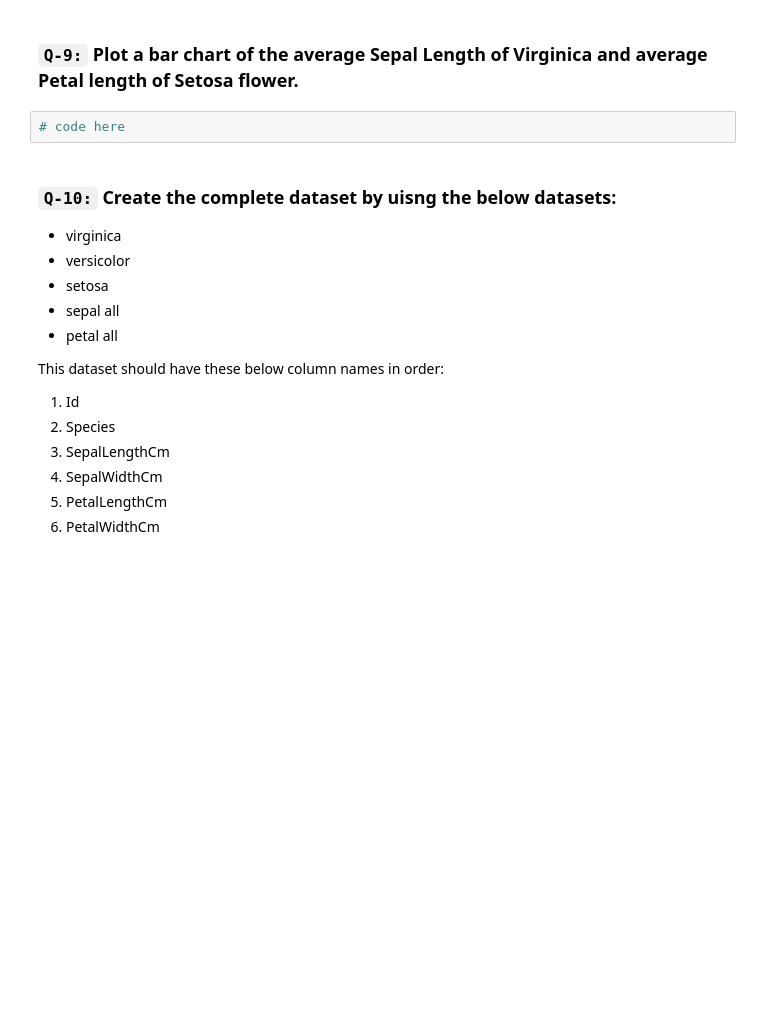
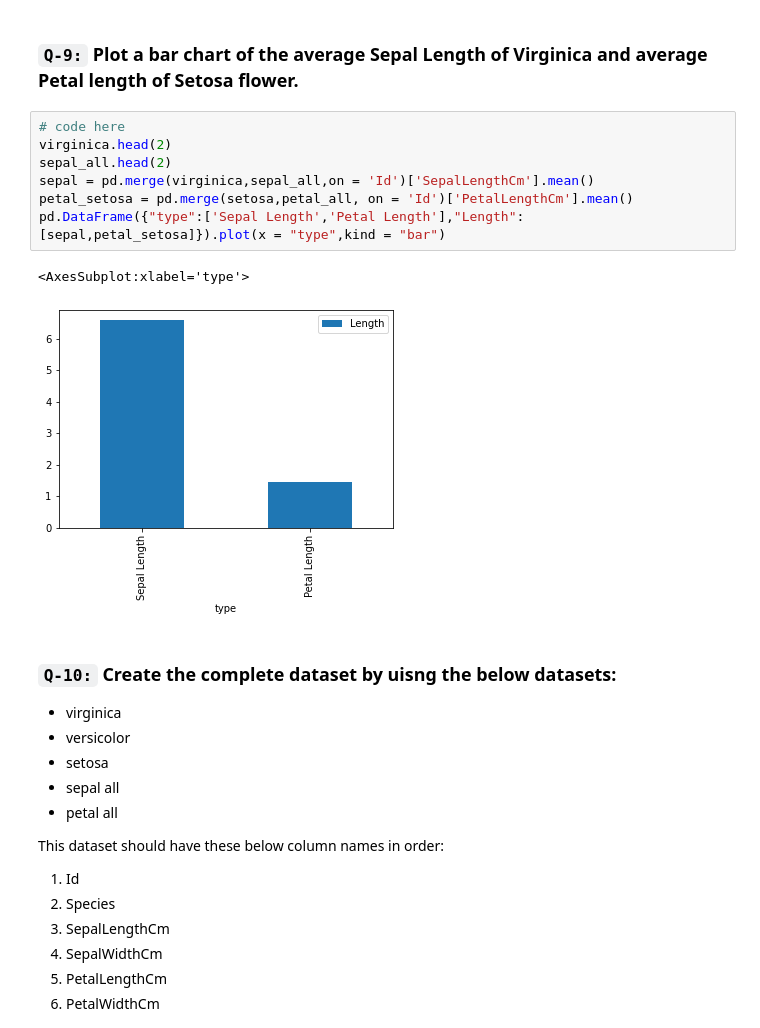
Before and after one commit to Saima2306/Data_Science_Program, a Jupyter notebook: session_20_task.ipynb, the cells around one changed output. Drawn from its saved outputs; the diff is of its cells as text; blank space fills up the shorter version.

```diff
--- a/session_20_task.ipynb
+++ b/session_20_task.ipynb
@@ -261,8 +296,16 @@ versicolor = pd.read_csv("https://docs.google.com/spreadsheets/d/e/2PACX-1vTcSFg
 setosa = pd.read_csv("https://docs.google.com/spreadsheets/d/e/2PACX-1vSjqJpdgy2X_oDUUqQ0sSaFKqnnf8MYU4KgJSYgHaHmq0Wb1weMOsJXh-rICHmkLcaTkOwzMYLeh959/pub?gid=2003684803&single=true&output=csv")
 # %% [markdown]
 ### `Q-9:` Plot a bar chart of the average Sepal Length  of Virginica and average Petal length of Setosa flower.
-# %%
-# code here
+# %%
+# code here
+virginica.head(2)
+sepal_all.head(2)
+sepal = pd.merge(virginica,sepal_all,on = 'Id')['SepalLengthCm'].mean()
+petal_setosa = pd.merge(setosa,petal_all, on = 'Id')['PetalLengthCm'].mean()
+pd.DataFrame({"type":['Sepal Length','Petal Length'],"Length":[sepal,petal_setosa]}).plot(x = "type",kind = "bar")
+# %% [output]
+<AxesSubplot:xlabel='type'>
+[figure, added]
 # %% [markdown]
 ### `Q-10:` Create the complete dataset by uisng the below datasets:
 - virginica
```
Also changed, not shown: parts of 12 cells of this notebook.
